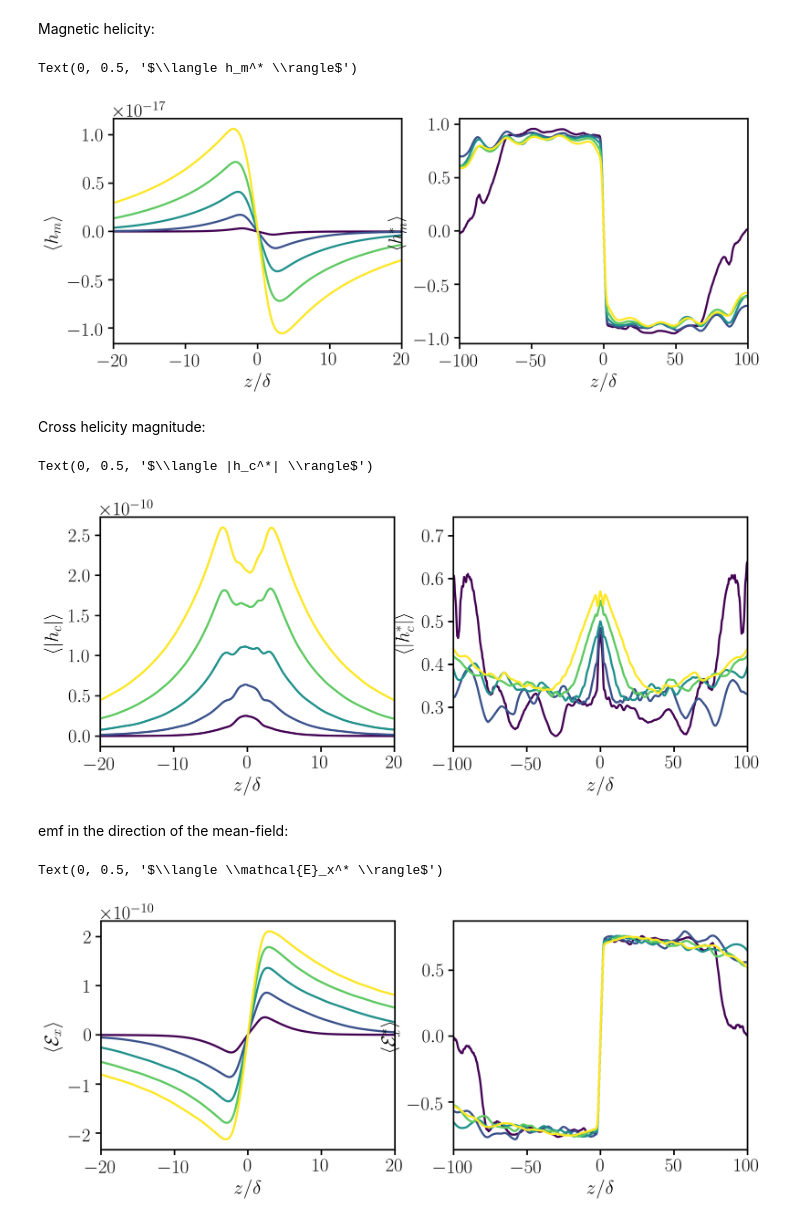
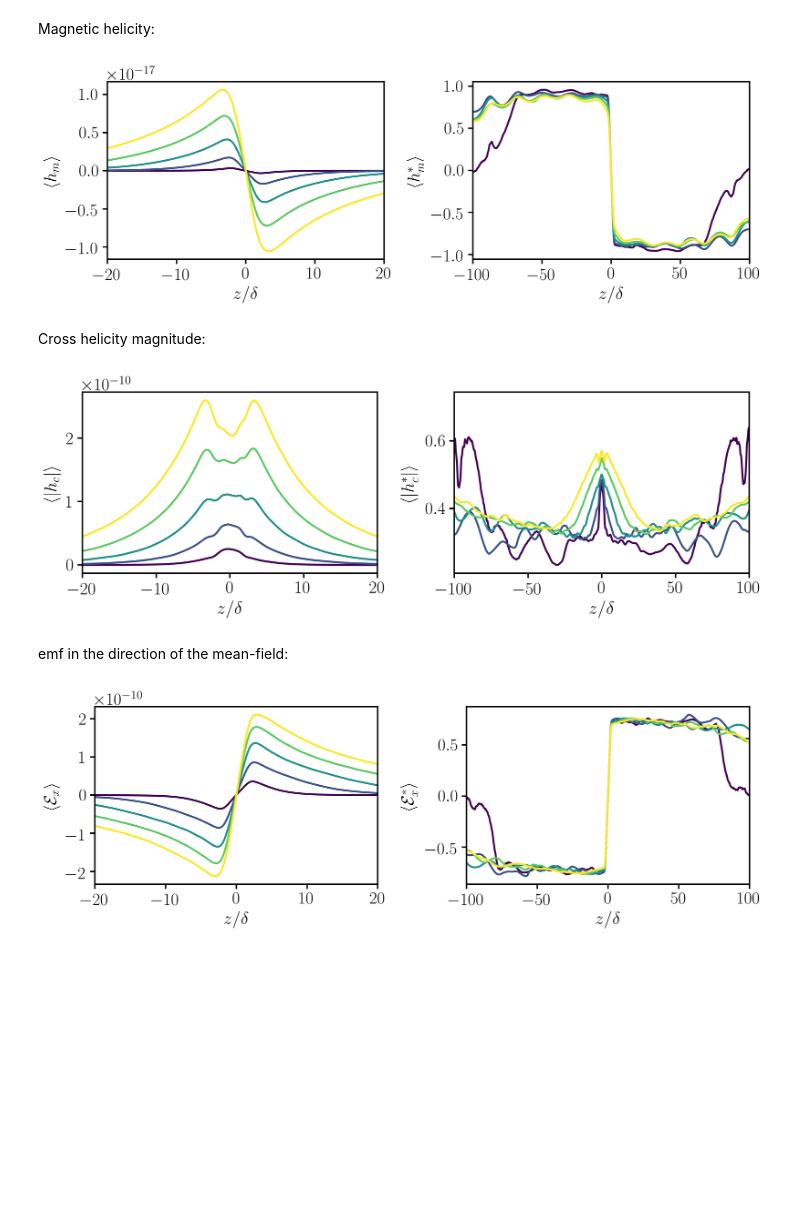
Before and after one commit to benmcdermott/MCwave, a Jupyter notebook: helicity_analysis.ipynb, the cells around one changed output. Drawn from its saved outputs; the diff is of its cells as text; code cells hidden in the pictures; blank space fills up the shorter version.

```diff
--- a/helicity_analysis.ipynb
+++ b/helicity_analysis.ipynb
@@ -109,27 +109,27 @@ Magnetic helicity:
 # %%
 plt.figure(figsize=[11,4])
 plt.subplot(1,2,1)
 ax = plt.gca()
 ax.set_prop_cycle(color=[scalar_map.to_rgba(i) for i in range(numcolors)])
 for i in range(numcolors):
     plt.plot(z,hmav[:,i])
 
 plt.xlim(-20,20)
 plt.xlabel(r'$z/\delta$')
 plt.ylabel(r'$\langle h_m \rangle$')
 
 plt.subplot(1,2,2)
 ax = plt.gca()
 ax.set_prop_cycle(color=[scalar_map.to_rgba(i) for i in range(numcolors)])
 for i in range(numcolors):
     plt.plot(z,hmavr[:,i])
 
 plt.xlim(-100,100)
 plt.xlabel(r'$z/\delta$')
 plt.ylabel(r'$\langle h_m^* \rangle$')
+plt.tight_layout()
 # %% [output]
-Text(0, 0.5, '$\\langle h_m^* \\rangle$')
-[figure, old version]
+[figure, new version]
 # %% [markdown]
 Cross helicity magnitude:
 # %%
@@ -153,9 +153,9 @@ for i in range(numcolors):
 plt.xlim(-100,100)
 plt.xlabel(r'$z/\delta$')
 plt.ylabel(r'$\langle |h_c^*| \rangle$')
+plt.tight_layout()
 # %% [output]
-Text(0, 0.5, '$\\langle |h_c^*| \\rangle$')
-[figure, old version]
+[figure, new version]
 # %% [markdown]
 emf in the direction of the mean-field:
 # %%
@@ -179,6 +179,6 @@ for i in range(numcolors):
 plt.xlim(-100,100)
 plt.xlabel(r'$z/\delta$')
 plt.ylabel(r'$\langle \mathcal{E}_x^* \rangle$')
+plt.tight_layout()
 # %% [output]
-Text(0, 0.5, '$\\langle \\mathcal{E}_x^* \\rangle$')
-[figure, old version]
+[figure, new version]
```
Also changed, not shown: parts of 1 cell of this notebook.
